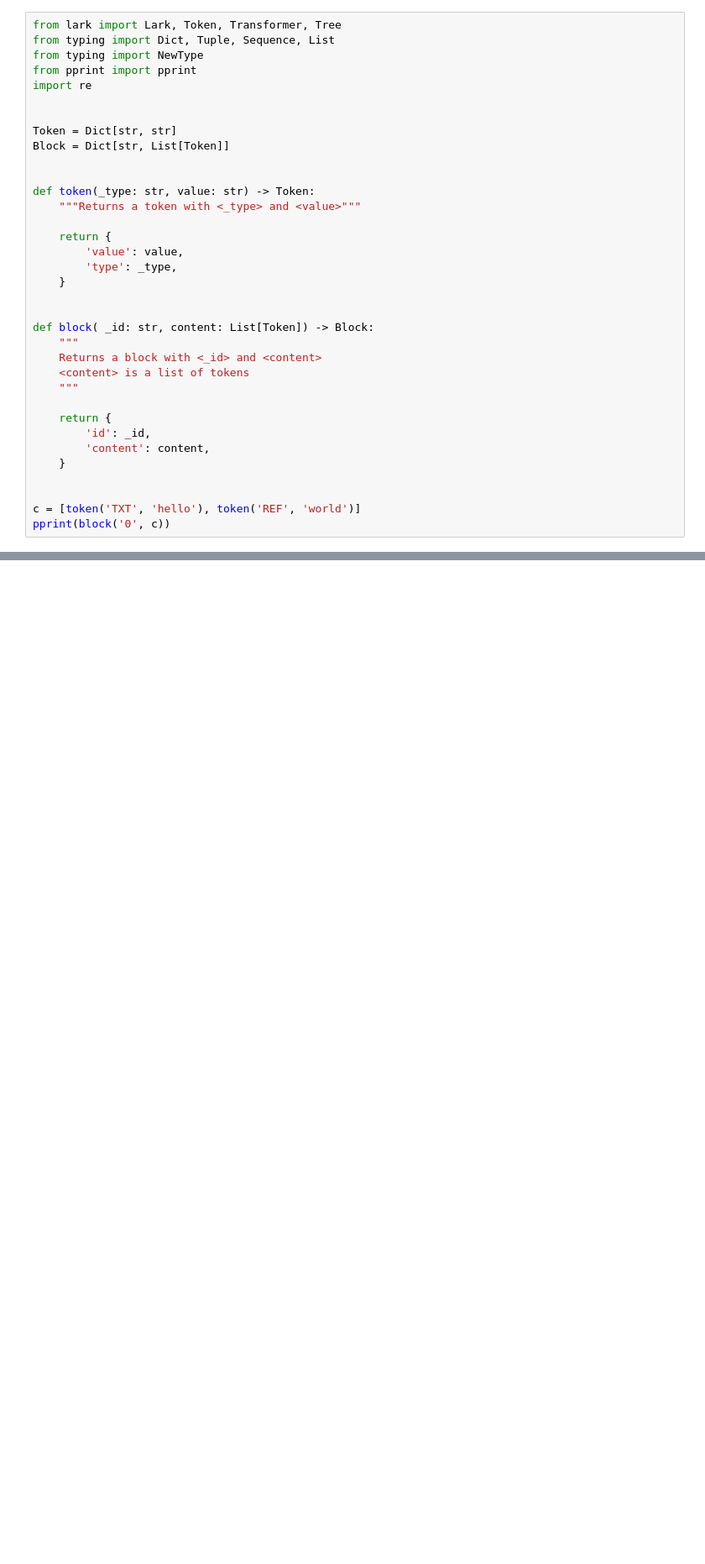
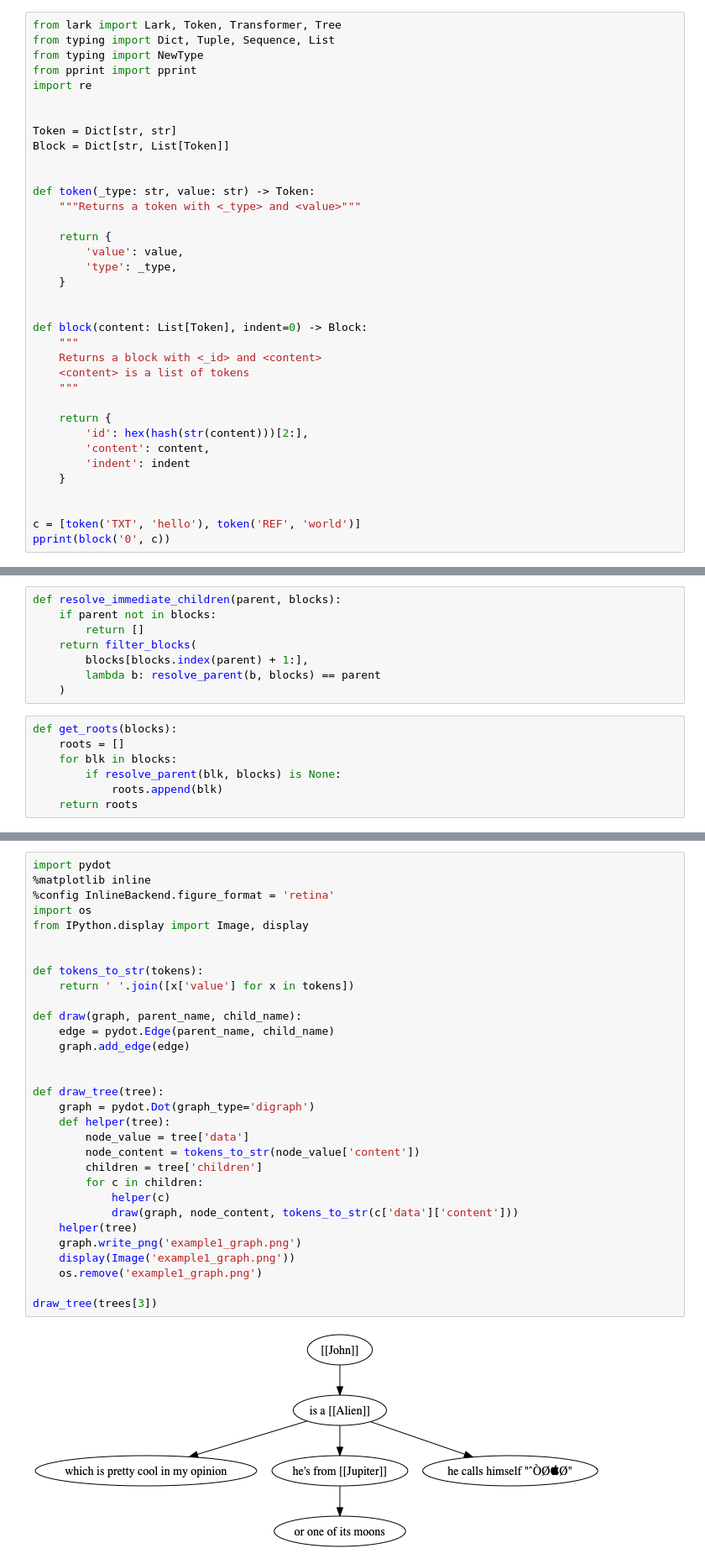
Before and after one commit to maxsun/SemanticScribe, a Jupyter notebook: FunctionalParser.ipynb, the cells around one changed output, grey strips where cells are left out. Shown at 84% size. Saved outputs shown, nothing was run; the diff lists cells and outputs as text; blank space fills up the shorter version.

```diff
--- a/FunctionalParser.ipynb
+++ b/FunctionalParser.ipynb
@@ -19,15 +19,16 @@ def token(_type: str, value: str) -> Token:
     }
 
 
-def block( _id: str, content: List[Token]) -> Block:
+def block(content: List[Token], indent=0) -> Block:
     """
     Returns a block with <_id> and <content>
     <content> is a list of tokens
     """
 
     return {
-        'id': _id,
+        'id': hex(hash(str(content)))[2:],
         'content': content,
+        'indent': indent
     }
 
 
@@ -80,0 +124,15 @@ for line in lines:
+# %%
+def resolve_immediate_children(parent, blocks):
+    if parent not in blocks:
+        return []
+    return filter_blocks(
+        blocks[blocks.index(parent) + 1:],
+        lambda b: resolve_parent(b, blocks) == parent
+    )
+# %%
+def get_roots(blocks):
+    roots = []
+    for blk in blocks:
+        if resolve_parent(blk, blocks) is None:
+            roots.append(blk)
+    return roots
@@ -80,0 +185,33 @@ for line in lines:
+# %%
+import pydot
+%matplotlib inline
+%config InlineBackend.figure_format = 'retina'
+import os
+from IPython.display import Image, display
+
+
+def tokens_to_str(tokens):
+    return ' '.join([x['value'] for x in tokens])
+
+def draw(graph, parent_name, child_name):
+    edge = pydot.Edge(parent_name, child_name)
+    graph.add_edge(edge)
+
+
+def draw_tree(tree):
+    graph = pydot.Dot(graph_type='digraph')
+    def helper(tree):
+        node_value = tree['data']
+        node_content = tokens_to_str(node_value['content'])
+        children = tree['children']
+        for c in children:
+            helper(c)
+            draw(graph, node_content, tokens_to_str(c['data']['content']))
+    helper(tree)
+    graph.write_png('example1_graph.png')
+    display(Image('example1_graph.png'))
+    os.remove('example1_graph.png')
+
+draw_tree(trees[3])
+# %% [output]
+[figure, added]
```
Also changed, not shown: parts of 7 cells of this notebook.
